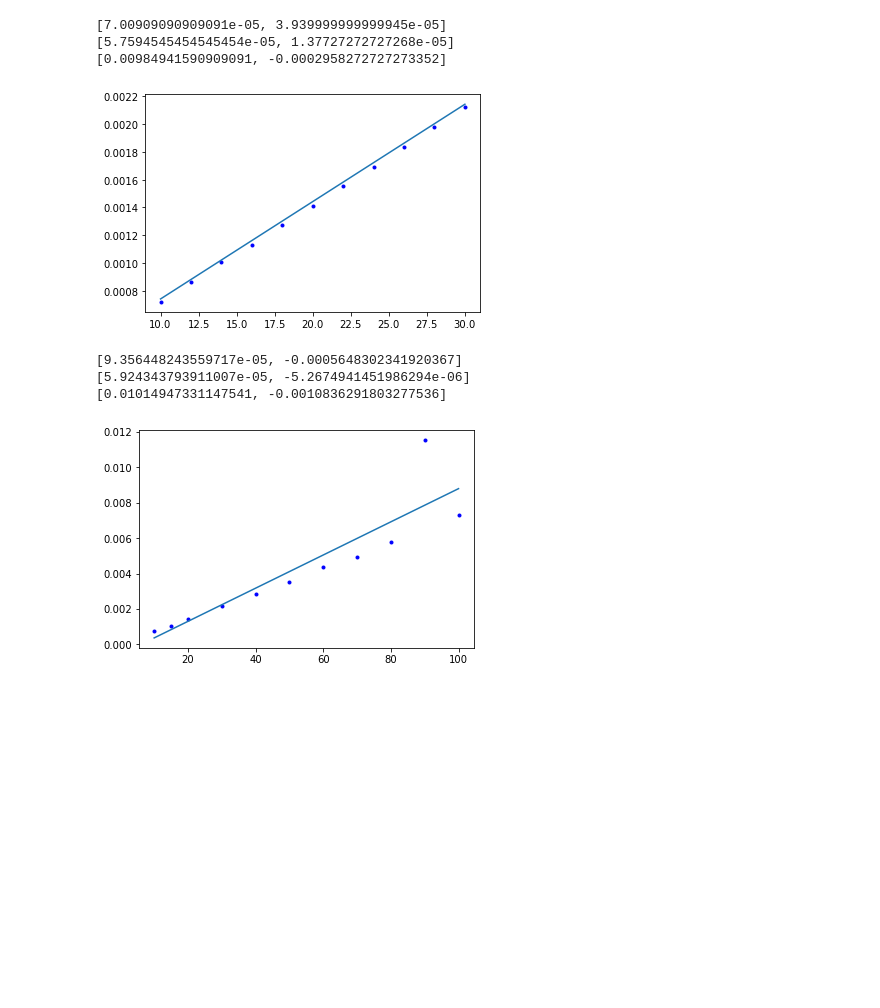
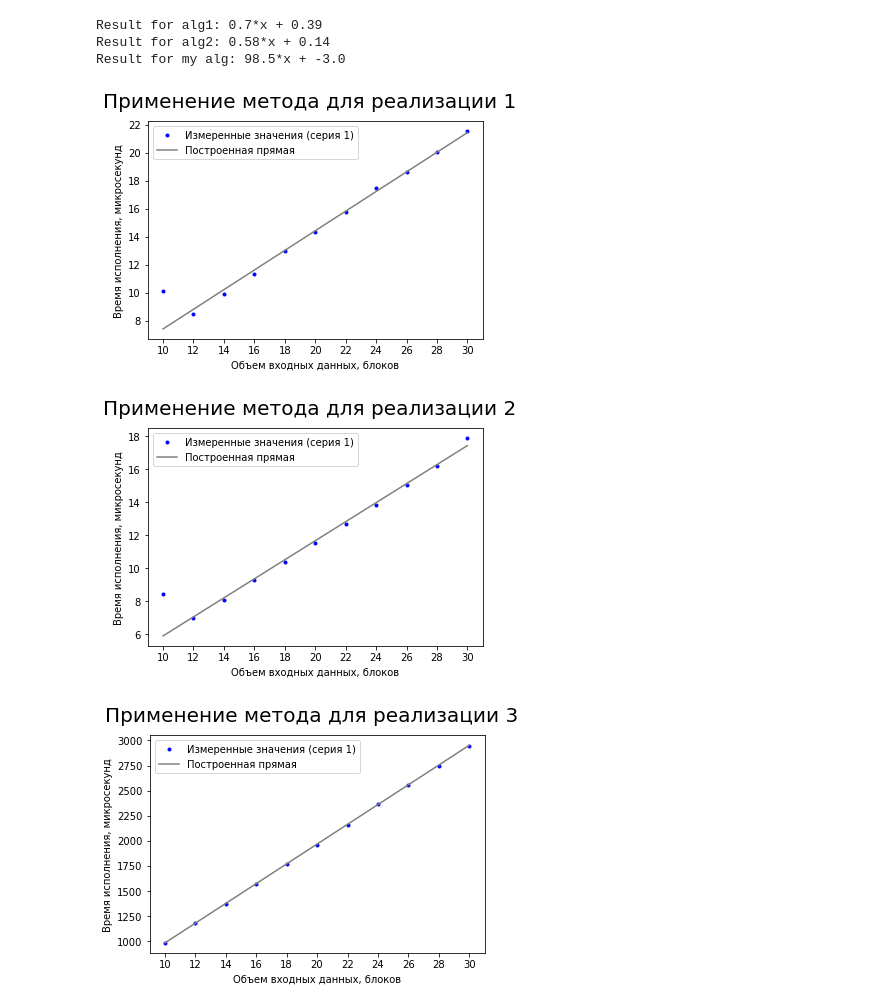
Before and after one commit to daniel-momot/GraduateWork, a Jupyter notebook: Реализация/Processed.ipynb, the cells around one changed output. Drawn from its saved outputs; the diff is of its cells as text; code cells hidden in the pictures; blank space fills up the shorter version.

```diff
--- a/Реализация/Processed.ipynb
+++ b/Реализация/Processed.ipynb
@@ -57,19 +61,51 @@ MyAlg.append( (0.098298, 0.117829, 0.137570, 0.156926, 0.176543, 0.196785, 0.215
 MyAlg.append( (0.098125, 0.117974, 0.137104, 0.156627, 0.176551, 0.195913, 0.215265, 0.236114, 0.254814, 0.274405, 0.294226, ) )
 MyAlg.append( (0.098139, 0.117597, 0.137238, 0.156838, 0.176527, 0.195833, 0.216677, 0.235162, 0.254768, 0.274181, 0.294411, ) )
 MyAlg.append( (0.097937, 0.117759, 0.137213, 0.156985, 0.176371, 0.196335, 0.215667, 0.235365, 0.256135, 0.274717, 0.294005, ) )
-# %%
-c1 = do_process(Alg1)
-c2 = do_process(Alg2)
-c3 = do_process(MyAlg)
-
-plt.plot(x, Alg1[4], 'b.')
-plt.plot(x, [c1[0]*x[i]+c1[1] for i in range(len(x))])
-plt.show()
-# %% [output]
-[7.00909090909091e-05, 3.939999999999945e-05]
-[5.7594545454545454e-05, 1.37727272727268e-05]
-[0.00984941590909091, -0.0002958272727273352]
-[figure, removed]
+# %%
+c1 = do_process(Alg1)
+c2 = do_process(Alg2)
+c3 = do_process(MyAlg)
+
+print("Result for alg1:", "{:.2}*x + {:.2}".format(c1[0], c1[1]))
+print("Result for alg2:", "{:.2}*x + {:.2}".format(c2[0], c2[1]))
+print("Result for my alg:", "{:1.3}*x + {:1.2}".format(c3[0], c3[1]))
+
+plt.plot(x, Alg1[0], 'b.', label="Измеренные значения (серия 1)")
+plt.plot(x, [c1[0]*x[i]+c1[1] for i in range(len(x))], 'gray', label="Построенная прямая")
+plt.xticks(x)
+plt.xlabel('Объем входных данных, блоков')
+plt.ylabel('Время исполнения, микросекунд')
+plt.legend()
+plt.suptitle("Применение метода для реализации 1", fontsize=20)
+plt.savefig('plots/plot1.png')
+plt.show()
+
+plt.plot(x, Alg2[0], 'b.', label="Измеренные значения (серия 1)")
+plt.plot(x, [c2[0]*x[i]+c2[1] for i in range(len(x))], 'gray', label="Построенная прямая")
+plt.xticks(x)
+plt.xlabel('Объем входных данных, блоков')
+plt.ylabel('Время исполнения, микросекунд')
+plt.legend()
+plt.suptitle("Применение метода для реализации 2", fontsize=20)
+plt.savefig('plots/plot2.png')
+plt.show()
+
+plt.plot(x, MyAlg[0], 'b.', label="Измеренные значения (серия 1)")
+plt.plot(x, [c3[0]*x[i]+c3[1] for i in range(len(x))], 'gray', label="Построенная прямая")
+plt.xticks(x)
+plt.xlabel('Объем входных данных, блоков')
+plt.ylabel('Время исполнения, микросекунд')
+plt.legend()
+plt.suptitle("Применение метода для реализации 3", fontsize=20)
+plt.savefig('plots/plot3.png')
+plt.show()
+# %% [output]
+Result for alg1: 0.7*x + 0.39
+Result for alg2: 0.58*x + 0.14
+Result for my alg: 98.5*x + -3.0
+[figure, added]
+[figure, added]
+[figure, added]
 # %%
 Alg1.clear()
 Alg2.clear()
@@ -109,16 +145,3 @@ MyAlg.append( (0.098523, 0.147557, 0.198671, 0.299696, 0.394899, 0.497965, 0.598
 MyAlg.append( (0.100871, 0.150020, 0.198246, 0.300151, 0.403301, 0.507230, 0.639967, 0.764901, 0.812671, 0.902336, 0.997612, ) )
 MyAlg.append( (0.100881, 0.149249, 0.201857, 0.299170, 0.403635, 0.506160, 0.608190, 0.705842, 0.804970, 0.906326, 1.006368, ) )
 MyAlg.append( (0.101258, 0.152966, 0.203345, 0.318596, 0.404751, 0.499787, 0.594562, 0.699057, 0.805266, 0.908663, 0.994154, ) )
-# %%
-c1 = do_process(Alg1)
-c2 = do_process(Alg2)
-c3 = do_process(MyAlg)
-
-plt.plot(x, Alg1[0], 'b.')
-plt.plot(x, [c1[0]*x[i]+c1[1] for i in range(len(x))])
-plt.show()
-# %% [output]
-[9.356448243559717e-05, -0.0005648302341920367]
-[5.924343793911007e-05, -5.2674941451986294e-06]
-[0.01014947331147541, -0.0010836291803277536]
-[figure, removed]
```
Also changed, not shown: parts of 3 cells of this notebook, 8 other files.
